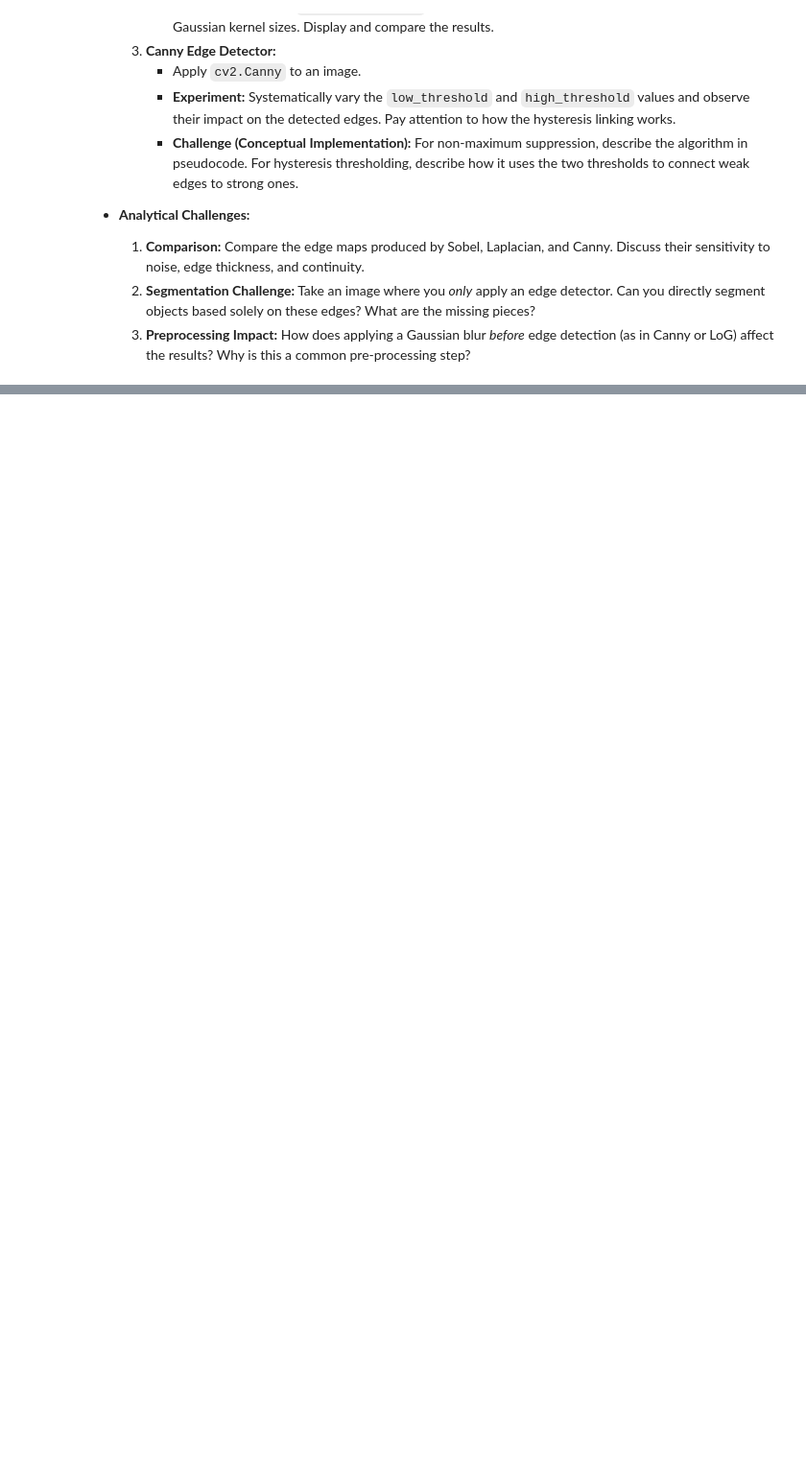
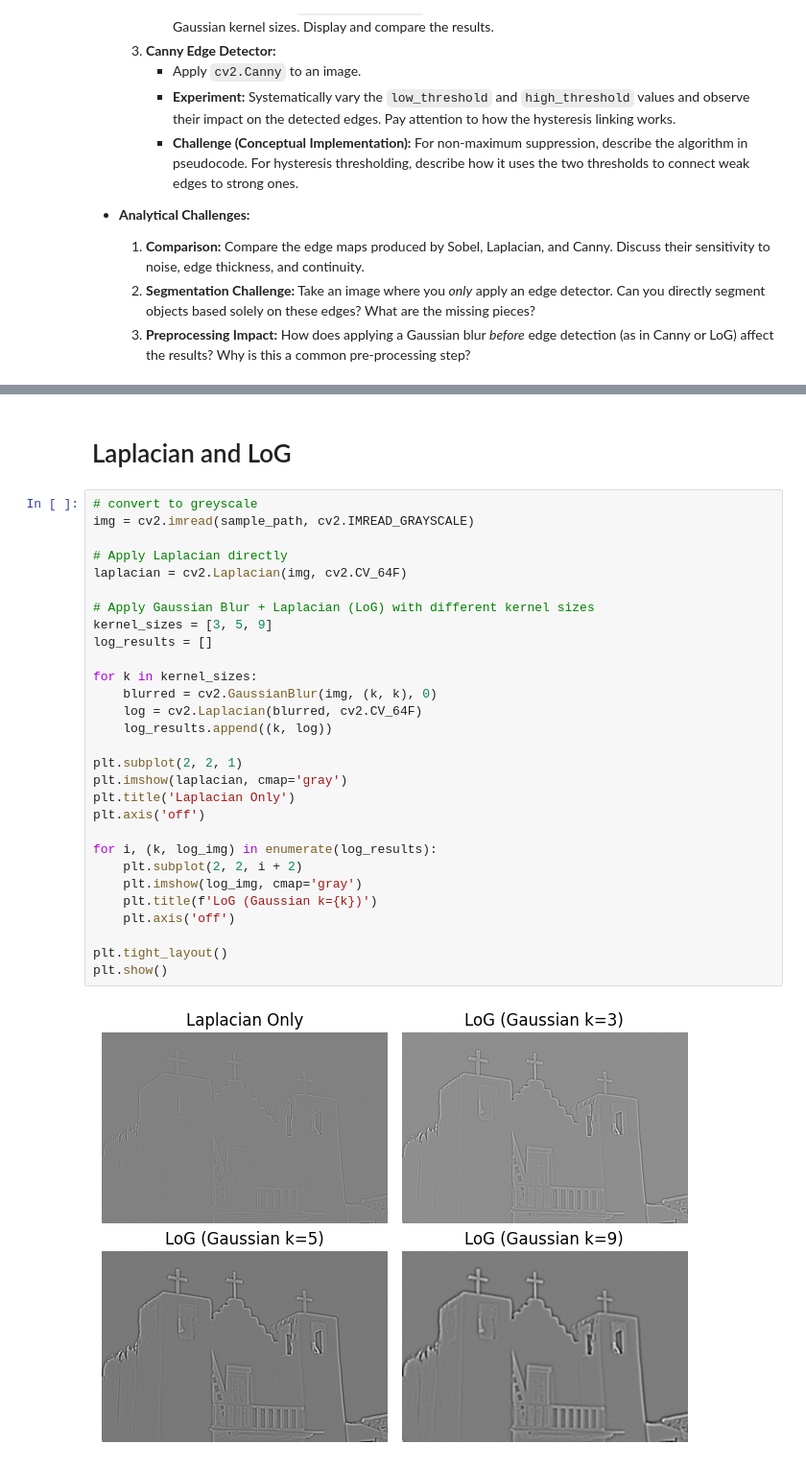
Before and after one commit to skj092/Learning-Image-segnemation, a Jupyter notebook: week1/edge-based-segmentation.ipynb, the cells around one changed output, grey strips where cells are left out. Shown at 96% size. Cells and saved outputs as stored; diff of their text form; blank space fills up the shorter version.

```diff
--- a/week1/edge-based-segmentation.ipynb
+++ b/week1/edge-based-segmentation.ipynb
@@ -26,0 +113,33 @@
+# %% [markdown]
+#  Laplacian and LoG
+# %%
+# convert to greyscale
+img = cv2.imread(sample_path, cv2.IMREAD_GRAYSCALE)
+
+# Apply Laplacian directly
+laplacian = cv2.Laplacian(img, cv2.CV_64F)
+
+# Apply Gaussian Blur + Laplacian (LoG) with different kernel sizes
+kernel_sizes = [3, 5, 9]
+log_results = []
+
+for k in kernel_sizes:
+    blurred = cv2.GaussianBlur(img, (k, k), 0)
+    log = cv2.Laplacian(blurred, cv2.CV_64F)
+    log_results.append((k, log))
+
+plt.subplot(2, 2, 1)
+plt.imshow(laplacian, cmap='gray')
+plt.title('Laplacian Only')
+plt.axis('off')
+
+for i, (k, log_img) in enumerate(log_results):
+    plt.subplot(2, 2, i + 2)
+    plt.imshow(log_img, cmap='gray')
+    plt.title(f'LoG (Gaussian k={k})')
+    plt.axis('off')
+
+plt.tight_layout()
+plt.show()
+# %% [output]
+[figure, added]
```
Also changed, not shown: parts of 9 cells of this notebook, 1 other file.
